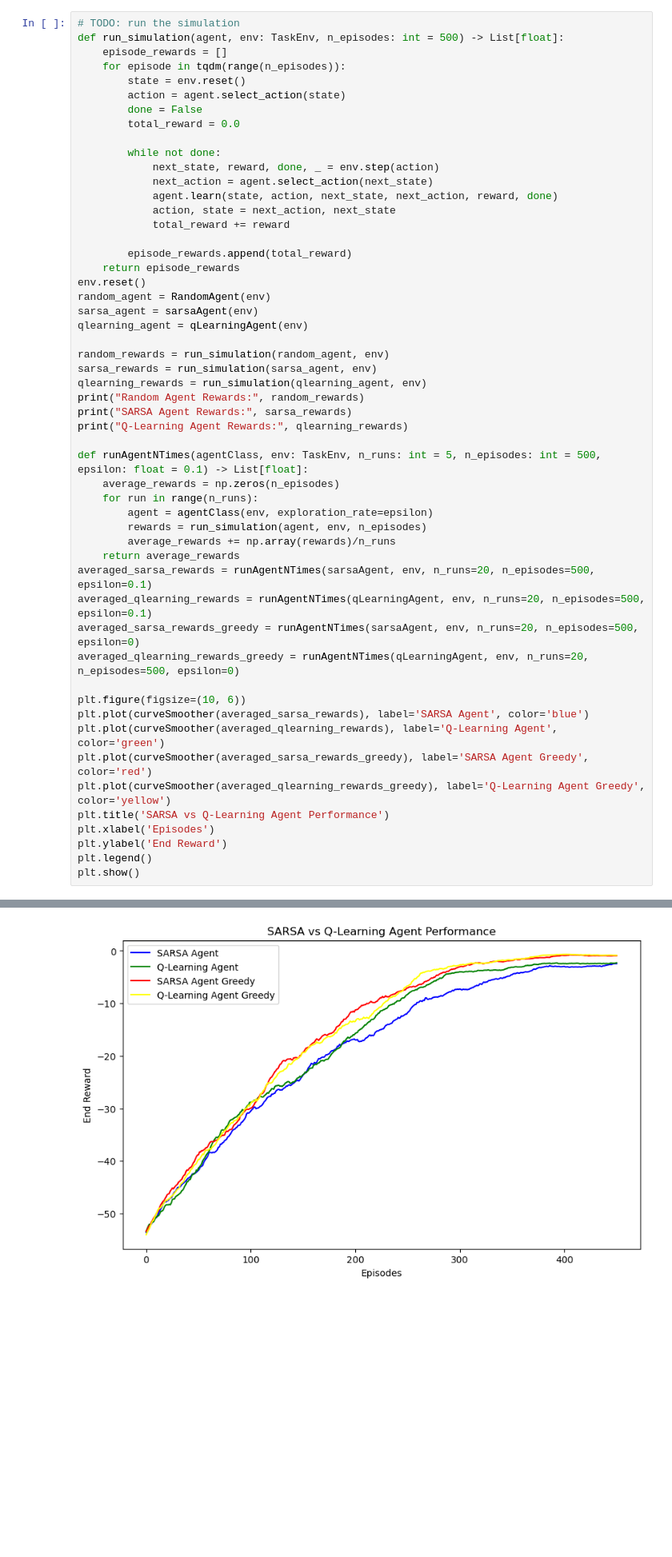
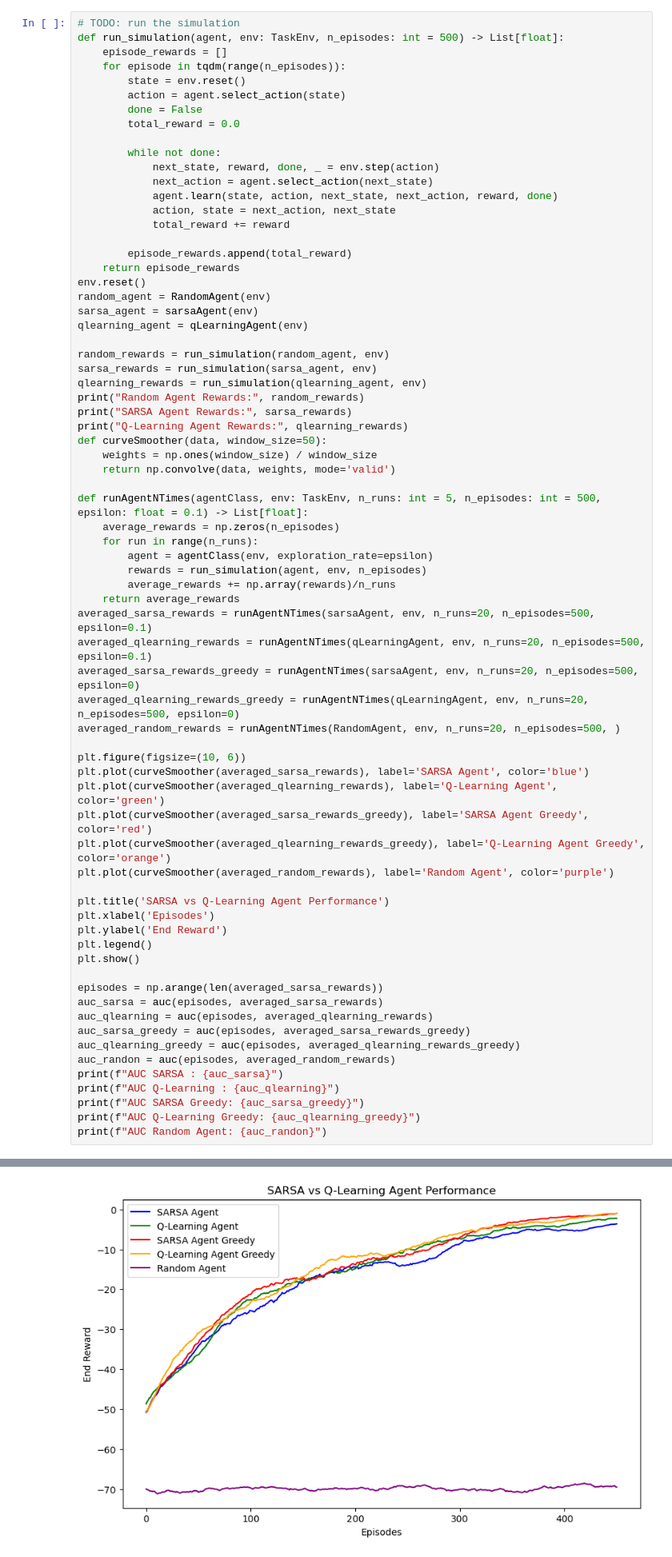
Before and after one commit to smichaelino/APML-Assignment-1, a Jupyter notebook: assignment-3/Assignment_3.ipynb, the cells around one changed output, grey strips where cells are left out. Shown at 80% size. Drawn from its saved outputs; the diff is of its cells as text; blank space fills up the shorter version.

Commit message:
with random and auc

```diff
--- a/assignment-3/Assignment_3.ipynb
+++ b/assignment-3/Assignment_3.ipynb
@@ -339,6 +340,9 @@ qlearning_rewards = run_simulation(qlearning_agent, env)
 print("Random Agent Rewards:", random_rewards)
 print("SARSA Agent Rewards:", sarsa_rewards)
 print("Q-Learning Agent Rewards:", qlearning_rewards)
+def curveSmoother(data, window_size=50):
+    weights = np.ones(window_size) / window_size
+    return np.convolve(data, weights, mode='valid')
 
 def runAgentNTimes(agentClass, env: TaskEnv, n_runs: int = 5, n_episodes: int = 500, epsilon: float = 0.1) -> List[float]:
     average_rewards = np.zeros(n_episodes)
@@ -351,15 +355,30 @@ averaged_sarsa_rewards = runAgentNTimes(sarsaAgent, env, n_runs=20, n_episodes=5
 averaged_qlearning_rewards = runAgentNTimes(qLearningAgent, env, n_runs=20, n_episodes=500, epsilon=0.1)
 averaged_sarsa_rewards_greedy = runAgentNTimes(sarsaAgent, env, n_runs=20, n_episodes=500, epsilon=0)
 averaged_qlearning_rewards_greedy = runAgentNTimes(qLearningAgent, env, n_runs=20, n_episodes=500, epsilon=0)
+averaged_random_rewards = runAgentNTimes(RandomAgent, env, n_runs=20, n_episodes=500, )
 
 plt.figure(figsize=(10, 6))
 plt.plot(curveSmoother(averaged_sarsa_rewards), label='SARSA Agent', color='blue')
 plt.plot(curveSmoother(averaged_qlearning_rewards), label='Q-Learning Agent', color='green')
 plt.plot(curveSmoother(averaged_sarsa_rewards_greedy), label='SARSA Agent Greedy', color='red')
-plt.plot(curveSmoother(averaged_qlearning_rewards_greedy), label='Q-Learning Agent Greedy', color='yellow')
+plt.plot(curveSmoother(averaged_qlearning_rewards_greedy), label='Q-Learning Agent Greedy', color='orange')
+plt.plot(curveSmoother(averaged_random_rewards), label='Random Agent', color='purple')
+
 plt.title('SARSA vs Q-Learning Agent Performance')
 plt.xlabel('Episodes')
 plt.ylabel('End Reward')
 plt.legend()
 plt.show()
+
+episodes = np.arange(len(averaged_sarsa_rewards))
+auc_sarsa = auc(episodes, averaged_sarsa_rewards)
+auc_qlearning = auc(episodes, averaged_qlearning_rewards)
+auc_sarsa_greedy = auc(episodes, averaged_sarsa_rewards_greedy)
+auc_qlearning_greedy = auc(episodes, averaged_qlearning_rewards_greedy)
+auc_randon = auc(episodes, averaged_random_rewards)
+print(f"AUC SARSA : {auc_sarsa}")
+print(f"AUC Q-Learning : {auc_qlearning}")
+print(f"AUC SARSA Greedy: {auc_sarsa_greedy}")
+print(f"AUC Q-Learning Greedy: {auc_qlearning_greedy}")
+print(f"AUC Random Agent: {auc_randon}")
 # %% [output]
@@ -369 +388 @@ Q-Learning Agent Rewards: [-71.91, -72.54, -73.11, -69.58999999999999, -68.99999
-[figure, old version]
+[figure, new version]
```
Also changed, not shown: parts of 7 cells of this notebook.
